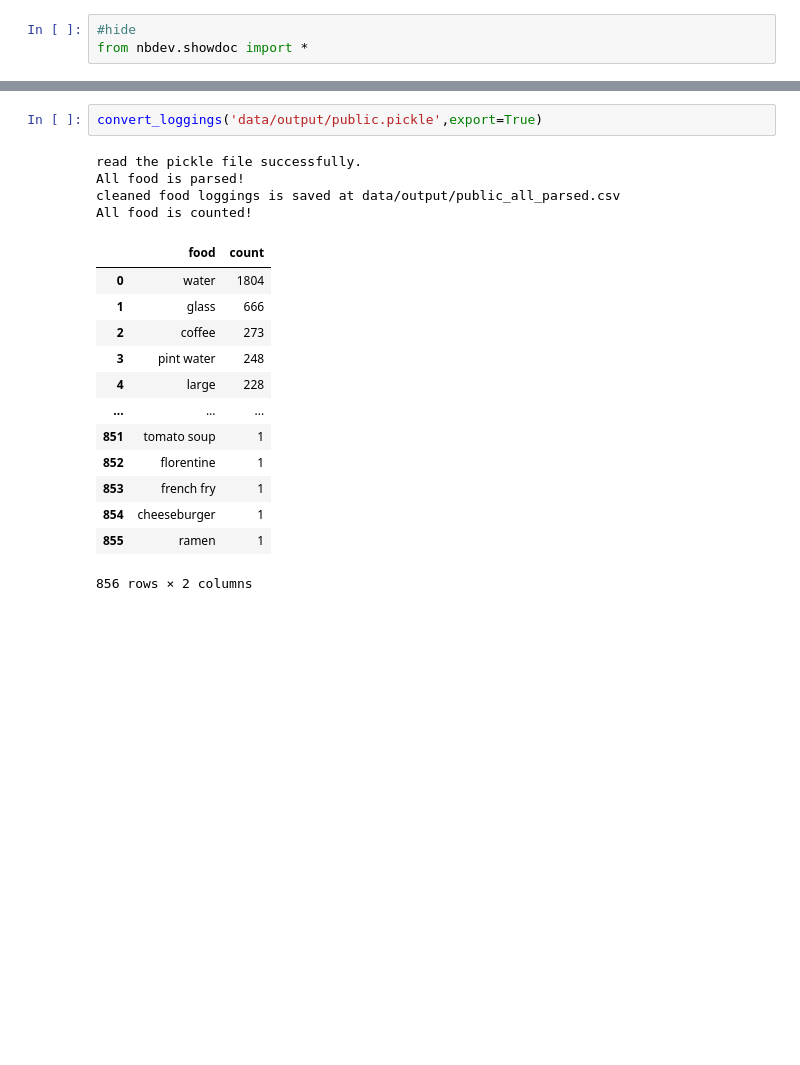
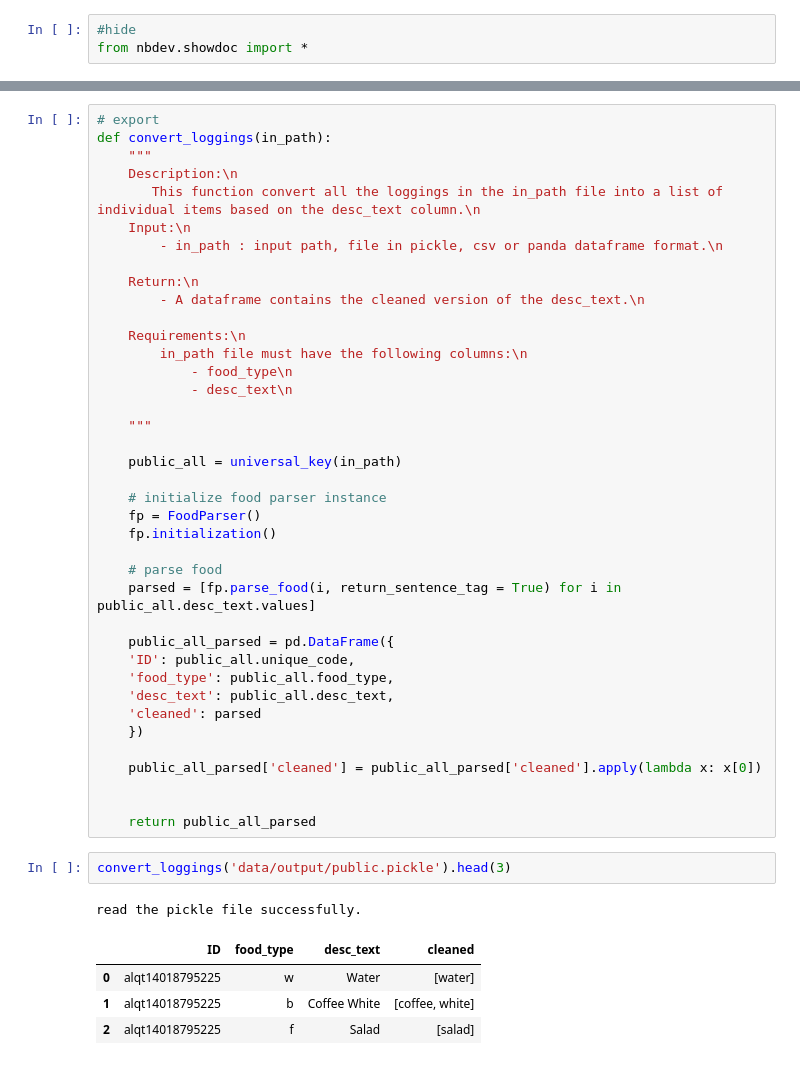
Before and after one commit to tktran11/treets, a Jupyter notebook: 00_core.ipynb, the cells around one changed output, grey strips where cells are left out. Drawn from its saved outputs; the diff is of its cells as text; blank space fills up the shorter version.

```diff
--- a/00_core.ipynb
+++ b/00_core.ipynb
@@ -351,22 +307,49 @@ def convert_loggings(in_path, export = False, parsed_food_path='data/output/publ
+# %%
+# export
+def convert_loggings(in_path):
+    """
+    Description:\n
+       This function convert all the loggings in the in_path file into a list of individual items based on the desc_text column.\n
+    Input:\n
+        - in_path : input path, file in pickle, csv or panda dataframe format.\n
+
+    Return:\n
+        - A dataframe contains the cleaned version of the desc_text.\n
+
+    Requirements:\n
+        in_path file must have the following columns:\n
+            - food_type\n
+            - desc_text\n
+
+    """
+
+    public_all = universal_key(in_path)
+
+    # initialize food parser instance
+    fp = FoodParser()
+    fp.initialization()
+
+    # parse food
+    parsed = [fp.parse_food(i, return_sentence_tag = True) for i in public_all.desc_text.values]
+
+    public_all_parsed = pd.DataFrame({
+    'ID': public_all.unique_code,
+    'food_type': public_all.food_type,
+    'desc_text': public_all.desc_text,
+    'cleaned': parsed
+    })
+
+    public_all_parsed['cleaned'] = public_all_parsed['cleaned'].apply(lambda x: x[0])
+
+
+    return public_all_parsed
 # %%
-convert_loggings('data/output/public.pickle',export=True)
+convert_loggings('data/output/public.pickle').head(3)
 # %% [output]
 read the pickle file successfully.
-All food is parsed!
-cleaned food loggings is saved at data/output/public_all_parsed.csv
-All food is counted!
-|  | food | count |
-| 0 | water | 1804 |
-| 1 | glass | 666 |
-| 2 | coffee | 273 |
-| 3 | pint water | 248 |
-| 4 | large | 228 |
-| ... | ... | ... |
-| 851 | tomato soup | 1 |
-| 852 | florentine | 1 |
-| 853 | french fry | 1 |
-| 854 | cheeseburger | 1 |
-| 855 | ramen | 1 |
+|  | ID | food_type | desc_text | cleaned |
+| 0 | alqt14018795225 | w | Water | [water] |
+| 1 | alqt14018795225 | b | Coffee White | [coffee, white] |
+| 2 | alqt14018795225 | f | Salad | [salad] |
-856 rows × 2 columns
 # %%
 # export
```
Also changed, not shown: parts of 27 cells of this notebook, 10 other files.
